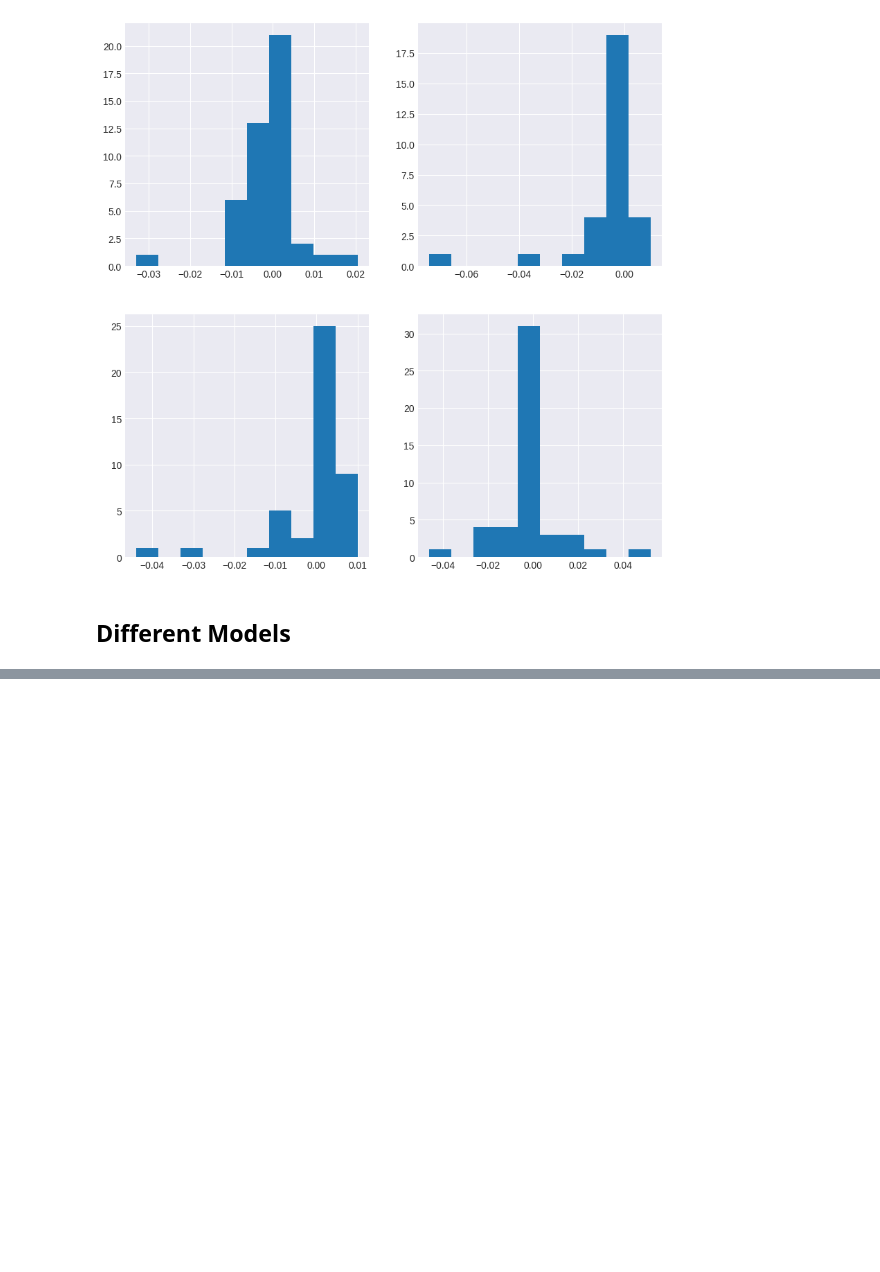
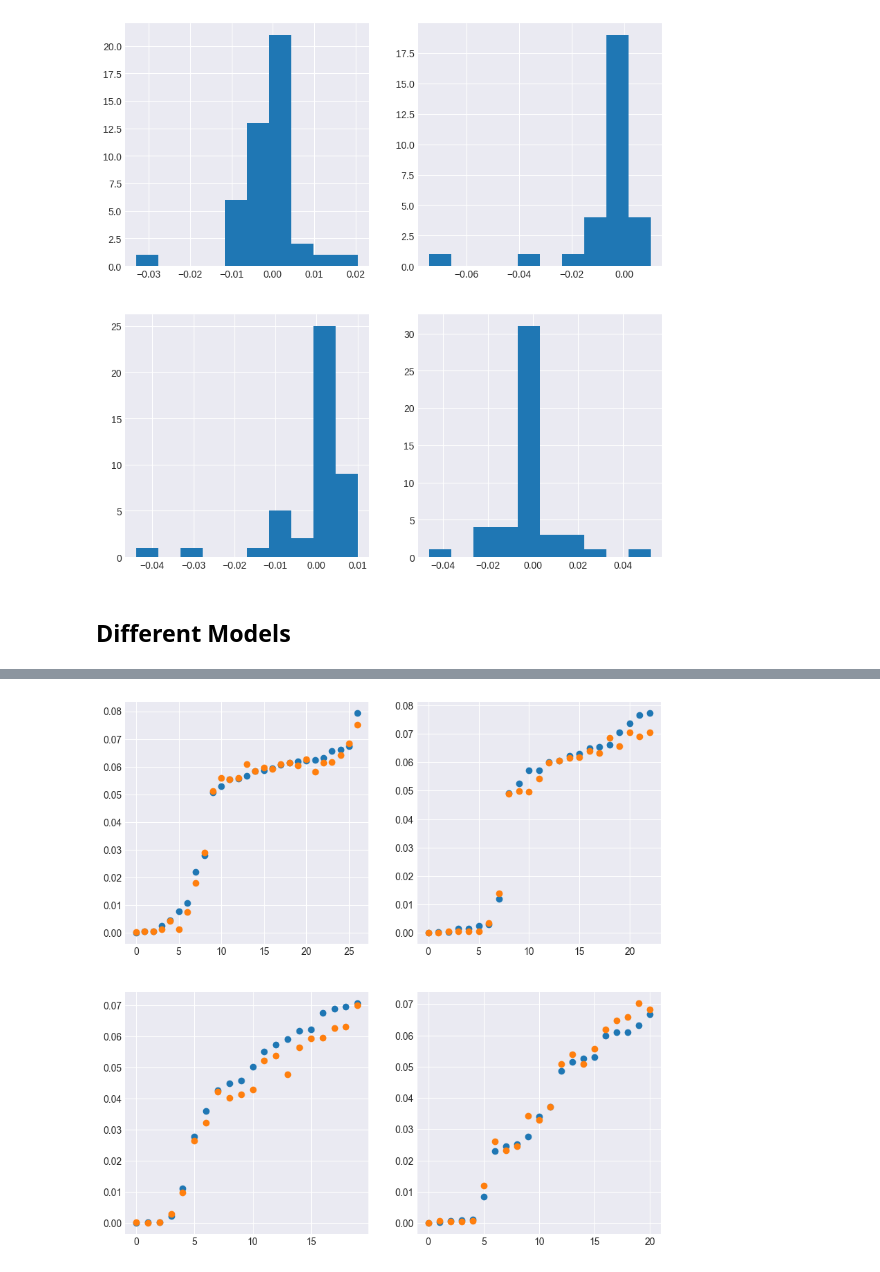
Before and after one commit to AzucenaMV/fairness, a Jupyter notebook: src/notebooks/results_ho.ipynb, the cells around one changed output, grey strips where cells are left out. Cells and saved outputs as stored; diff of their text form; code cells hidden in the pictures; blank space fills up the shorter version.

```diff
--- a/src/notebooks/results_ho.ipynb
+++ b/src/notebooks/results_ho.ipynb
@@ -463,0 +504,13 @@ Please also refer to the documentation for alternative solver options:
+# %%
+plt.style.use('seaborn-v0_8-darkgrid')
+rows = 2
+cols = 2
+fig, axes = plt.subplots(rows, cols, figsize=(10,10))
+for i,ax in zip(range(len(res_fair_sim)),axes.ravel()):
+    fairness_metrics = list(zip(res_fair_sim[i], fair_sim[i]))
+    fairness_metrics_ = sorted(fairness_metrics, key = lambda x: x[0])
+    ax.scatter(range(len(res_fair_sim[i])), list(zip(*fairness_metrics_))[0])
+    #ax.scatter(len(res_fair_sim[i]*4), fair_sim_u[i])
+    ax.scatter(range(len(res_fair_sim[i])), list(zip(*fairness_metrics_))[1])
+# %% [output]
+[figure, added]
```
Also changed, not shown: parts of 6 cells of this notebook.
